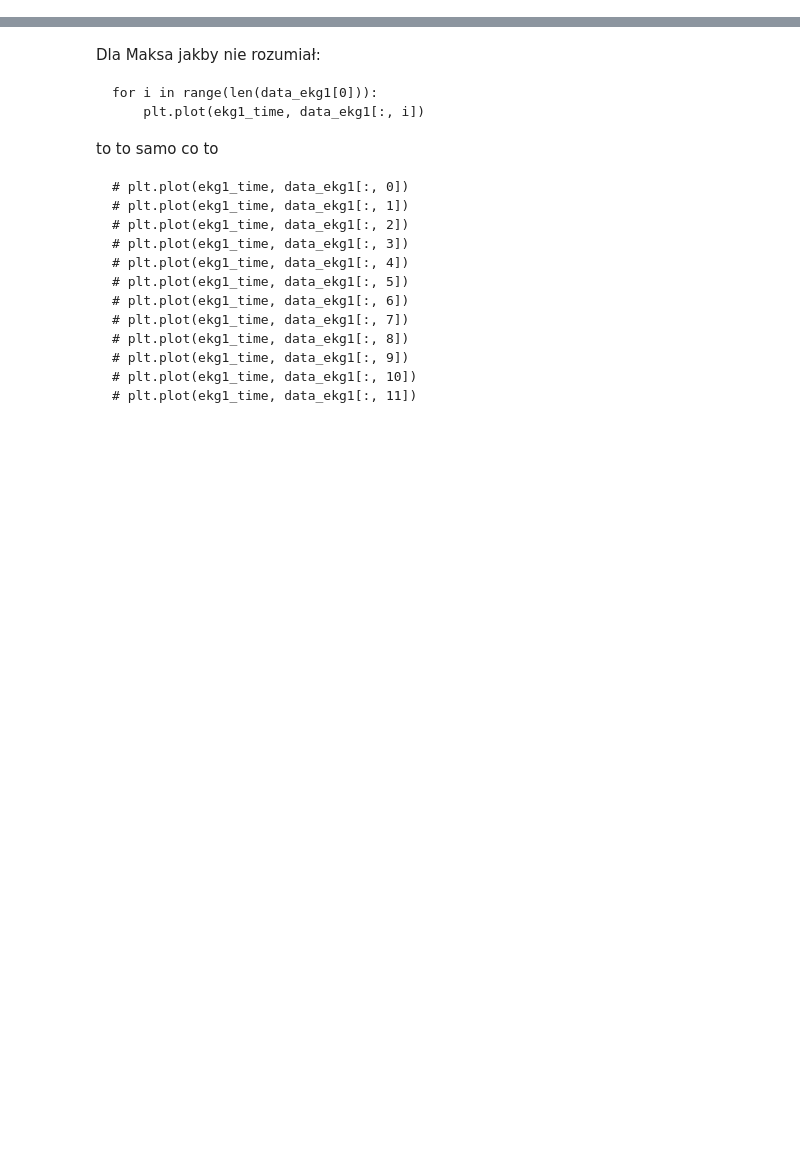
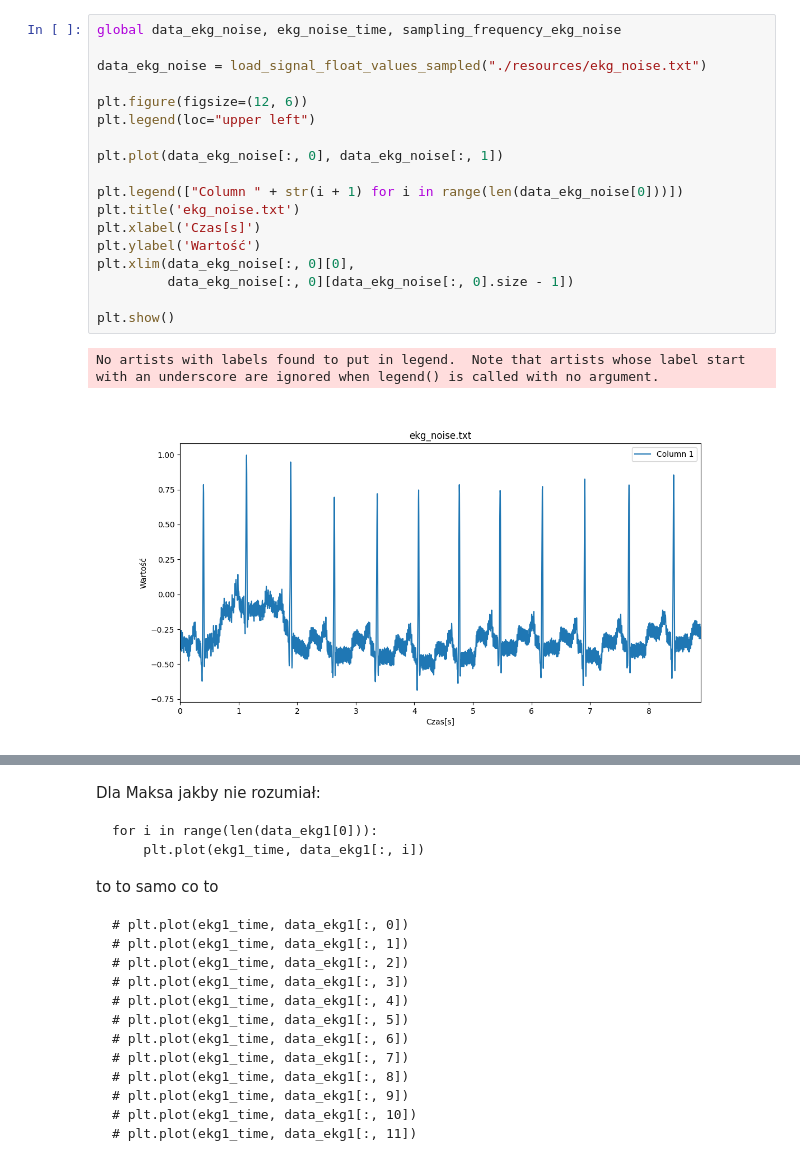
Before and after one commit to LUKIS123/CPSiO-PWR, a Jupyter notebook: Lab1/Lab1.ipynb, the cells around one changed output, grey strips where cells are left out. Cells and saved outputs as stored; diff of their text form; blank space fills up the shorter version.

```diff
--- a/Lab1/Lab1.ipynb
+++ b/Lab1/Lab1.ipynb
@@ -4,0 +107,21 @@ test
+# %%
+global data_ekg_noise, ekg_noise_time, sampling_frequency_ekg_noise
+
+data_ekg_noise = load_signal_float_values_sampled("./resources/ekg_noise.txt")
+
+plt.figure(figsize=(12, 6))
+plt.legend(loc="upper left")
+
+plt.plot(data_ekg_noise[:, 0], data_ekg_noise[:, 1])
+
+plt.legend(["Column " + str(i + 1) for i in range(len(data_ekg_noise[0]))])
+plt.title('ekg_noise.txt')
+plt.xlabel('Czas[s]')
+plt.ylabel('Wartość')
+plt.xlim(data_ekg_noise[:, 0][0],
+         data_ekg_noise[:, 0][data_ekg_noise[:, 0].size - 1])
+
+plt.show()
+# %% [output]
+No artists with labels found to put in legend.  Note that artists whose label start with an underscore are ignored when legend() is called with no argument.
+[figure, added]
```
Also changed, not shown: parts of 26 cells of this notebook, 1 other file.
